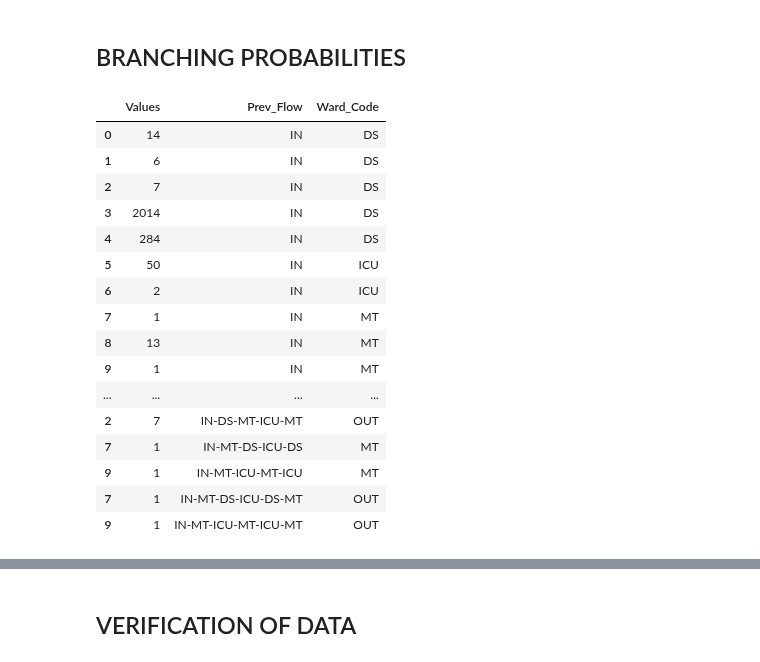
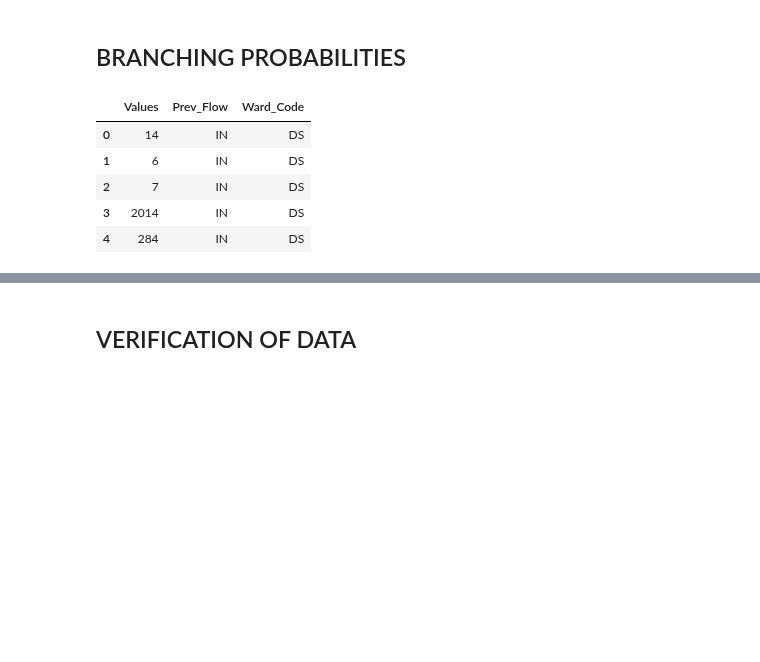
Before and after one commit to markoaldred/dash_app, a Jupyter notebook: Patient_Cap_Sim.ipynb, the cells around one changed output, grey strips where cells are left out. Drawn from its saved outputs; the diff is of its cells as text; code cells hidden in the pictures; blank space fills up the shorter version.

```diff
--- a/Patient_Cap_Sim.ipynb
+++ b/Patient_Cap_Sim.ipynb
@@ -362,7 +683,7 @@ ideal_patient_flow_prob_plot_df
 # %%
 ####### Data Table for Pie Charts
 # Split Full flow code data up
-df = ideal_df
+df = ideal_df.copy(deep=True)
 df = df.loc[df.Prev_Flow == 'IN'].groupby('Full_Flow_Code').count()['Link'].reset_index()
 df1 = df.Full_Flow_Code.str.split(pat="-", expand=True)
 df = pd.merge(df, df1, left_index=True, right_index=True)
@@ -370,46 +691,35 @@ df = df.rename(columns={'Link':'Values'})
 # format each level correctly for plats
 lvl1_df = df.iloc[:]
 lvl1_df['Prev_Flow'] = df[0]
 lvl1_df['Ward_Code'] = df[1]
 lvl2_df = df.iloc[:]
 lvl2_df['Prev_Flow'] = df[0] + '-' + df[1]
 lvl2_df['Ward_Code'] = df[2]
 lvl3_df = df.iloc[:]
 lvl3_df['Prev_Flow'] = df[0]+'-'+df[1]+'-'+df[2]
 lvl3_df['Ward_Code'] = df[3]
 lvl4_df = df.iloc[:]
 lvl4_df['Prev_Flow'] = df[0]+'-'+df[1]+'-'+df[2]+'-'+df[3]
 lvl4_df['Ward_Code'] = df[4]
 lvl5_df = df.iloc[:]
 lvl5_df['Prev_Flow'] = df[0]+'-'+df[1]+'-'+df[2]+'-'+df[3]+'-'+df[4]
 lvl5_df['Ward_Code'] = df[5]
 lvl6_df = df.iloc[:]
 lvl6_df['Prev_Flow'] = df[0]+'-'+df[1]+'-'+df[2]+'-'+df[3]+'-'+df[4]+'-'+df[5]
 lvl6_df['Ward_Code'] = df[6]
 #bring information back into single dataframe
 df = pd.concat([lvl1_df,lvl2_df,lvl3_df,lvl4_df,lvl5_df,lvl6_df])
 df = df.dropna(subset=['Ward_Code'])
 df = df.drop(columns=['Full_Flow_Code',0,1,2,3,4,5,6])
-pie_df = df
-pie_df
+pie_df = df.copy(deep = True)
+pie_df.head()
 # %% [output]
 |  | Values | Prev_Flow | Ward_Code |
 | 0 | 14 | IN | DS |
 | 1 | 6 | IN | DS |
 | 2 | 7 | IN | DS |
 | 3 | 2014 | IN | DS |
 | 4 | 284 | IN | DS |
-| 5 | 50 | IN | ICU |
-| 6 | 2 | IN | ICU |
-| 7 | 1 | IN | MT |
-| 8 | 13 | IN | MT |
-| 9 | 1 | IN | MT |
-| ... | ... | ... | ... |
-| 2 | 7 | IN-DS-MT-ICU-MT | OUT |
-| 7 | 1 | IN-MT-DS-ICU-DS | MT |
-| 9 | 1 | IN-MT-ICU-MT-ICU | MT |
-| 7 | 1 | IN-MT-DS-ICU-DS-MT | OUT |
-| 9 | 1 | IN-MT-ICU-MT-ICU-MT | OUT |
 # %%
 def flow_code_pie_chart(df, prev_flow_code):
     title = prev_flow_code
```
Also changed, not shown: parts of 26 cells of this notebook, 43 other files.
